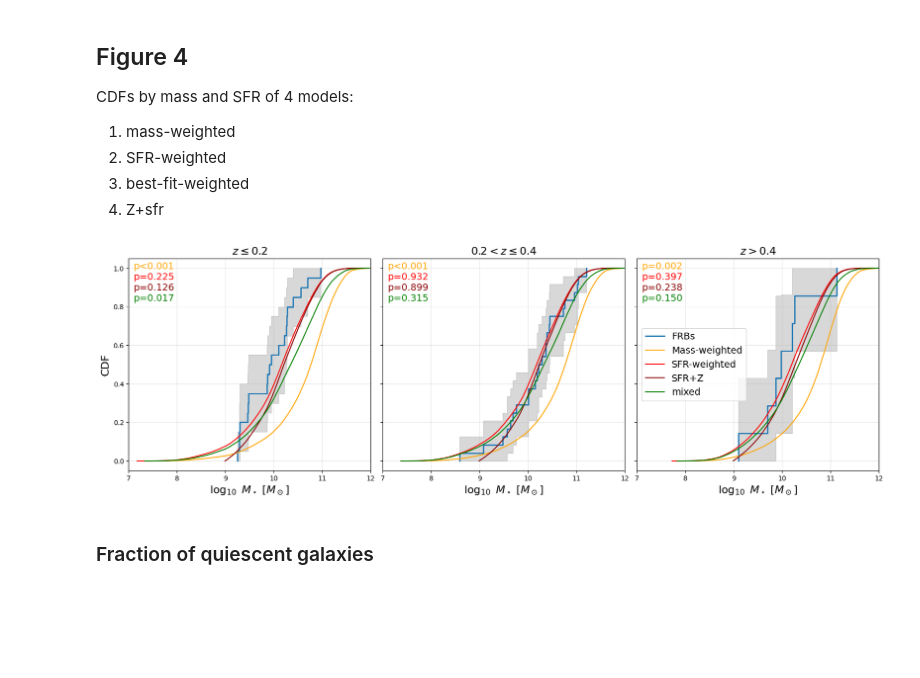
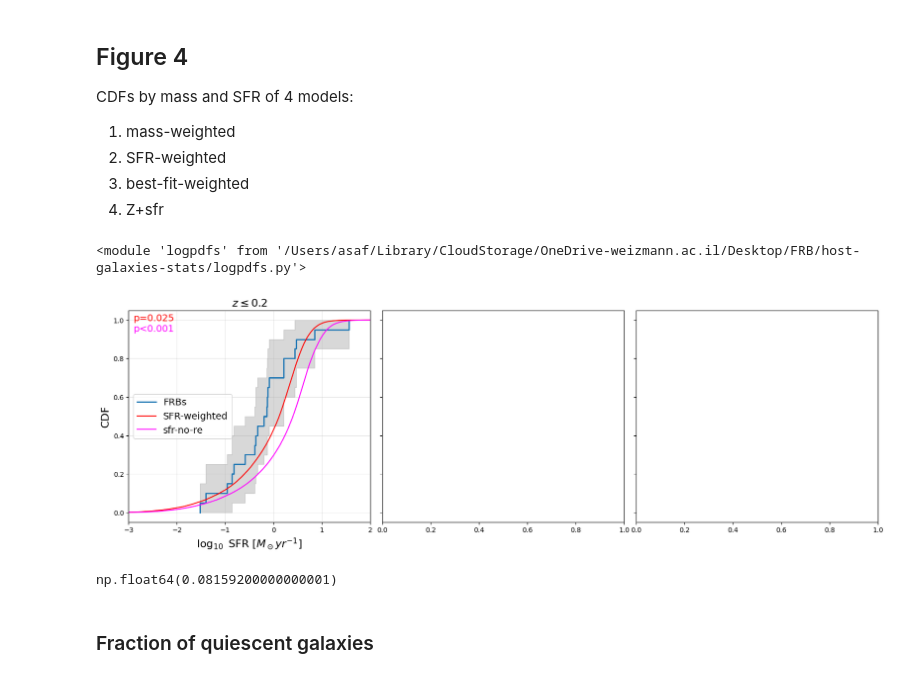
Before and after one commit to hoasaf3/host-galaxies-stats, a Jupyter notebook: frb_hosts_stats.ipynb, the cells around one changed output. Drawn from its saved outputs; the diff is of its cells as text; code cells hidden in the pictures; blank space fills up the shorter version.

```diff
--- a/frb_hosts_stats.ipynb
+++ b/frb_hosts_stats.ipynb
@@ -327,7 +327,7 @@ z_to_selection_factor = {}
 mgrid = leja_utils.mgrid
 metallicity_sigmoid = np.log(sigmoid(mgrid, M_C_SHARMA, BETA_SHARMA))
 
-extra_z = [0.25, 0.279, 0.3, 0.478, 0.5]  # z values not within frb_hosts, to plot for examples
+extra_z = [0, 0.1, 0.25, 0.279, 0.3, 0.478, 0.5]  # z values not within frb_hosts, to plot for examples
 for z in frb_hosts['z'].tolist() + extra_z:
     sigma = _get_sigma_for_z(z)
     lum_distance = cosmo.luminosity_distance(z).to(u.cm).value  # cm
@@ -564,9 +560,9 @@ z = 0.3  # np.median(frb_hosts['z'])  # 0.2417
 
 # Create logpdf
 # logpdf = get_wlogpdf_w_opt(z, prob_density, 1, 0)  # mass-weighted
-logpdf = get_wlogpdf_w_opt(z, prob_density, 0, 1)  # sfr-weighted
+# logpdf = get_wlogpdf_w_opt(z, prob_density, 0, 1)  # sfr-weighted
 # logpdf = get_wlogpdf_w_opt(z, prob_density, 1, 10**9.62)  # a/b peak
-# logpdf = get_gc_logpdf_w_opt(z, prob_density)  # gc-weighted
+logpdf = get_gc_logpdf_w_opt(z, prob_density)  # gc-weighted
 
 # Generate samples
 samples = mc.get_samples(logpdf)
@@ -592,6 +588,10 @@ z_ranges = [(0, 0.2), (0.2, 0.4), (0.4, np.inf)]
 z_labels = ['z<0.2', '0.2≤z<0.4', 'z≥0.4']
 colors = ['orangered', 'darkred', 'lightcoral']  # Light red, dark red, pink
 
+# Create yerr (xerr is simply Mstar_lowerr and Mstar_uperr, already in log10)
+sfr_uperr = np.log10( (frb_hosts['SFR']+frb_hosts['SFR_uperr']) / frb_hosts['SFR'] )
+sfr_lowerr = np.log10( frb_hosts['SFR'] / (frb_hosts['SFR'] - frb_hosts['SFR_lowerr']) )
+
 # Plot each z range separately
 for (z_min, z_max), color, label in zip(z_ranges, colors, z_labels):
     mask = (frb_hosts['z'] >= z_min) & (frb_hosts['z'] < z_max)
@@ -600,7 +600,7 @@ for (z_min, z_max), color, label in zip(z_ranges, colors, z_labels):
 
     ax.errorbar(np.log10(frb_hosts.loc[mask, 'Mstar']),
                 np.log10(frb_hosts.loc[mask, 'SFR']),
-                yerr=np.array([sfr_lowerr, sfr_uperr])[:, mask],  # TODO: fix! calculate sfr_lowerr
+                yerr=np.array([sfr_lowerr, sfr_uperr])[:, mask],
                 xerr=np.array([frb_hosts['Mstar_lowerr'],
                               frb_hosts['Mstar_uperr']])[:, mask],
                 fmt='*',
@@ -613,5 +613,5 @@ ax.set_ylim([-3, sfrmax])
 ax.set_xlabel(r"$\log_{10}$" + " Stellar Mass " + r"$\left[M_\odot\right]$", fontsize=12)
 ax.set_ylabel(r"$\log_{10}$" + " SFR " + r"$\left[M_\odot yr^{-1}\right]$", fontsize=12)
 ax.legend()
-plt.savefig('Figures/Figure1_sfr.pdf', bbox_inches='tight', transparent=True)
+plt.savefig('Figures/Figure1_gc.pdf', bbox_inches='tight', transparent=True)
 # %% [output]
@@ -623,13 +623,13 @@ plt.savefig('Figures/Figure1_sfr.pdf', bbox_inches='tight', transparent=True)
 
 # Create logpdf
 # z_to_logpdf = create_z_to_logpdf_w_opt(frb_hosts, prob_density, 1, 0)  # mass-weighted with optical lnprior
-# z_to_logpdf = create_z_to_logpdf_w_opt(frb_hosts, prob_density, 0, 1)  # sfr-weighted with optical lnprior
+z_to_logpdf = create_z_to_logpdf_w_opt(frb_hosts, prob_density, 0, 1)  # sfr-weighted with optical lnprior
 # z_to_logpdf = {z: get_gc_logpdf_w_opt(z, prob_density)
 #                for z in frb_hosts['z']}  # gc-weighted with optical lnprior
 
 # frb_hosts = frb_hosts[frb_hosts['Mstar'] > 10**M_C_SHARMA].reset_index()  # remove lower-masses (20210117A)
-frb_hosts = frb_hosts[frb_hosts['z']<=0.2].reset_index()  # perform metallicity weighted only on z<=0.2
-z_to_logpdf = create_z_to_logpdf_metallicty(frb_hosts, prob_density)  # metallicity-weighted
+# frb_hosts = frb_hosts[frb_hosts['z']<=0.2].reset_index()  # perform metallicity weighted only on z<=0.2
+# z_to_logpdf = create_z_to_logpdf_metallicty(frb_hosts, prob_density)  # metallicity-weighted
 
 frb_values = np.vstack([np.log10(frb_hosts['Mstar']),
                         np.log10(frb_hosts['SFR']),
@@ -1014,6 +1018,11 @@ CDFs by mass and SFR of 4 models:
 2. SFR-weighted
 3. best-fit-weighted
 4. Z+sfr
+# %%
+import importlib
+importlib.reload(logpdfs)
+# %% [output]
+<module 'logpdfs' from '/Users/asaf/Library/CloudStorage/OneDrive-weizmann.ac.il/Desktop/FRB/host-galaxies-stats/logpdfs.py'>
 # %%
 ''' CDF of mass-weighted and sfr-weighted masses '''
 from scipy.stats import kstest
@@ -1069,13 +1078,15 @@ def create_cdfs_of_4_models(ax, sub_hosts, z_samples, is_by_mass, title):
     # Create logpdfs for 4 models
     mass_logpdf = get_wlogpdf_w_opt(z_samples, prob_density, 1, 0)
     sfr_logpdf = get_wlogpdf_w_opt(z_samples, prob_density, 0, 1)
+    sfr_logpdf_no_re = get_wlogpdf_w_opt(z_samples, prob_density, 0, 1, redshift_evolution=False)
     z_sfr_logpdf = get_metallicity_logpdf(z_samples, prob_density)
     # best_fit_logpdf = get_wlogpdf_w_opt(z_samples, prob_density, 10**-9.62, 1)
     best_fit_logpdf = get_wlogpdf_w_opt(z_samples, prob_density, 1 * 10**-10.5, 1)
 
     # Generate samples
     model_samples = [mc.get_samples(logpdf) for logpdf in
-                     [mass_logpdf, sfr_logpdf, z_sfr_logpdf, best_fit_logpdf]]
+                    #  [mass_logpdf, sfr_logpdf, sfr_logpdf_no_re, z_sfr_logpdf, best_fit_logpdf]]
+                     [sfr_logpdf, sfr_logpdf_no_re]]
 
     # Create CDFs
     frbs_values = np.log10(sub_hosts['Mstar' if is_by_mass else 'SFR'])
@@ -1096,10 +1107,12 @@ def create_cdfs_of_4_models(ax, sub_hosts, z_samples, is_by_mass, title):
     # Plot models CDFs
     pvals = [kstest(frbs_values, cdf)[1] for cdf in models_cdfs]
 
-    colors = ['orange', 'red', 'darkred', 'green']
-    labels = ['Mass-weighted', 'SFR-weighted', 'SFR+Z', 'mixed']
+    # colors = ['orange', 'red', 'pink', 'darkred', 'green']
+    colors = ['red', 'fuchsia']
+    # labels = ['Mass-weighted', 'SFR-weighted', 'sfr-no-re', 'SFR+Z', 'mixed']
+    labels = ['SFR-weighted', 'sfr-no-re']
 
-    for i in range(4):
+    for i in range(len(models_cdfs)):
         ax.plot(models_cdfs[i].x, models_cdfs[i].y, color=colors[i], label=labels[i])
         ax.text(0.02, 0.95 - i * 0.05,
                 f'p={pvals[i]:.3f}' if pvals[i]>=0.001 else 'p<0.001',
@@ -1110,41 +1123,45 @@ def create_cdfs_of_4_models(ax, sub_hosts, z_samples, is_by_mass, title):
     ax.set_title(title, fontsize=16)
     xlim = [7, 12] if is_by_mass else [-3, 2]  # TODO: set ticks too?
     ax.set_xlim(xlim)
     ax.set_xlabel(r'$\log_{10}$ $M_\star$ [$M_\odot$]' if is_by_mass
                   else r'$\log_{10}$ SFR [$M_\odot yr^{-1}$]',
                   fontsize=16)
     ax.grid(True, alpha=0.3)
     ax.legend(fontsize=14, loc='center left')
 
 
 z1_hosts = frb_hosts[frb_hosts['z']<=0.2].reset_index()
 z2_hosts = frb_hosts[np.logical_and(frb_hosts['z']>=0.2,
                                      frb_hosts['z']<0.4)].reset_index()
 z3_hosts = frb_hosts[frb_hosts['z']>0.4].reset_index()
 
 # Create figure with 3 subplots sharing y-axis
 fig, (ax1, ax2, ax3) = plt.subplots(1, 3, figsize=(20, 6), sharey=True)
 
 # NOTE - add np.median(z_hosts['z']) result to extra_z list
-is_by_mass = True
-create_cdfs_of_4_models(ax1, z1_hosts, z_samples=0.25, is_by_mass=is_by_mass, title=r'$z\leq 0.2$')
-create_cdfs_of_4_models(ax2, z2_hosts, np.median(z2_hosts['z']), is_by_mass, r'$0.2<z\leq 0.4$')
-create_cdfs_of_4_models(ax3, z3_hosts, np.median(z3_hosts['z']), is_by_mass, r'$z>0.4$')
+is_by_mass = False
+create_cdfs_of_4_models(ax1, z1_hosts, z_samples=0, is_by_mass=is_by_mass, title=r'$z\leq 0.2$')
+# create_cdfs_of_4_models(ax2, z2_hosts, np.median(z2_hosts['z']), is_by_mass, r'$0.2<z\leq 0.4$')
+# create_cdfs_of_4_models(ax3, z3_hosts, np.median(z3_hosts['z']), is_by_mass, r'$z>0.4$')
 
 # Set common labels
 ax1.set_ylabel('CDF', fontsize=16)
 
 # Adjust layout
 plt.subplots_adjust(bottom=0.15, wspace=0.05)
 
 # Only show legend on last subplot
-ax1.get_legend().remove()
-ax2.get_legend().remove()
+# ax1.get_legend().remove()
+# ax2.get_legend().remove()
 
-plt.savefig('Figures/Figure4_mass.pdf', bbox_inches='tight', transparent=True)
+# plt.savefig('Figures/Figure4_mass.pdf', bbox_inches='tight', transparent=True)
 plt.show()
 # %% [output]
-[figure, old version]
+[figure, new version]
+# %%
+np.mean(z1_hosts['z'])
+# %% [output]
+np.float64(0.08159200000000001)
 # %% [markdown]
 ### Fraction of quiescent galaxies
 # %%
```
Also changed, not shown: parts of 8 cells of this notebook, 2 other files.
